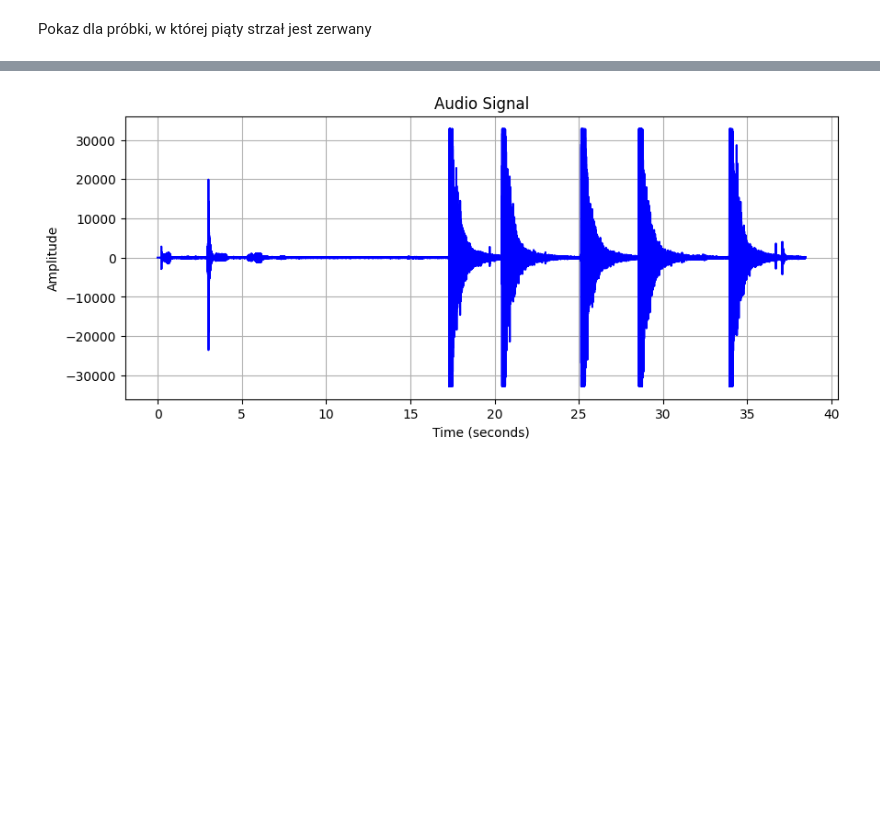
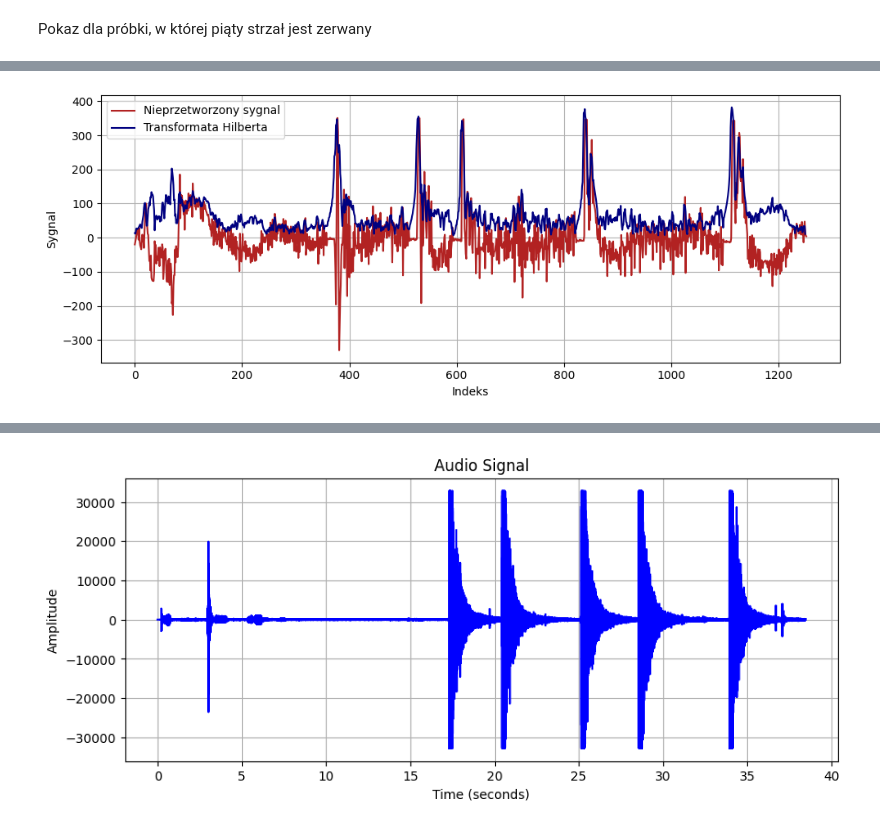
Before and after one commit to AgnieszkaDb/pif-paf-project, a Jupyter notebook: notebooks/ug_stats.ipynb, the cells around one changed output, grey strips where cells are left out. Cells and saved outputs as stored; diff of their text form; code cells hidden in the pictures; blank space fills up the shorter version.

```diff
--- a/notebooks/ug_stats.ipynb
+++ b/notebooks/ug_stats.ipynb
@@ -54 +73,22 @@ plt.show()
+# %%
+window_size = 3  # Define the size of the moving window
+rms_values = []
+
+for i in range(len(triceps) - window_size + 1):
+    window = triceps[i:i + window_size]
+    rms = np.sqrt(np.mean(window**2))
+    rms_values.append(rms)
+# %%
+plt.figure(figsize=(10, 4))
+
+plt.plot(triceps,color='firebrick',label='Nieprzetworzony sygnal')
+plt.xlabel('Indeks')
+plt.ylabel('Sygnal')
+plt.plot(np.abs(signal.hilbert(rms_values)),color='navy',lw=1.5,label='Transformata Hilberta')
+plt.legend()
+plt.grid()
+plt.tight_layout()
+plt.show()
+# %% [output]
+[figure, added]
 # %%
```
Also changed, not shown: parts of 8 cells of this notebook, 3 other files.
